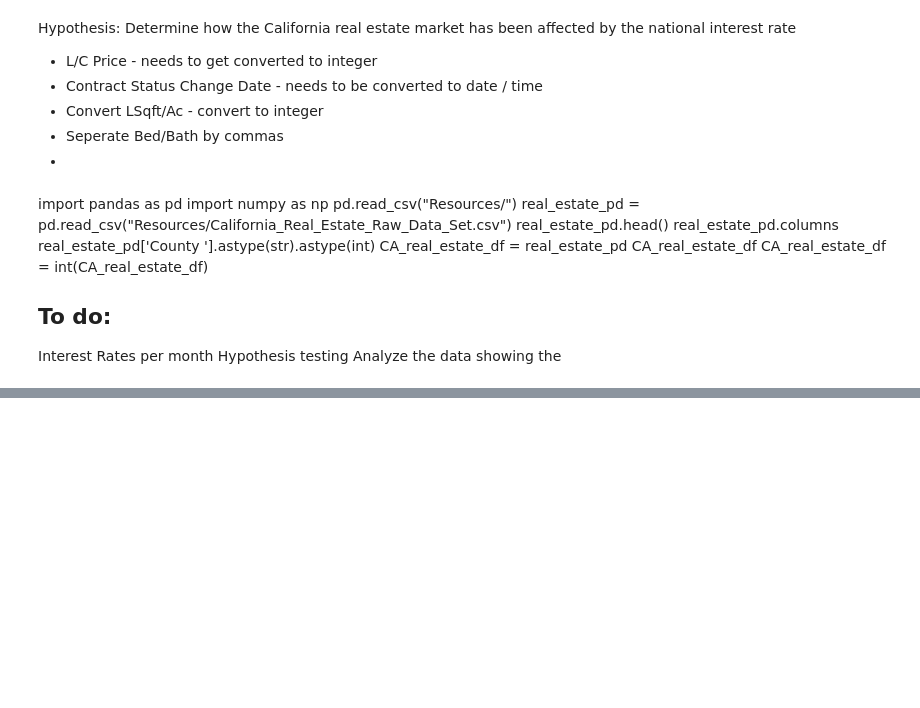
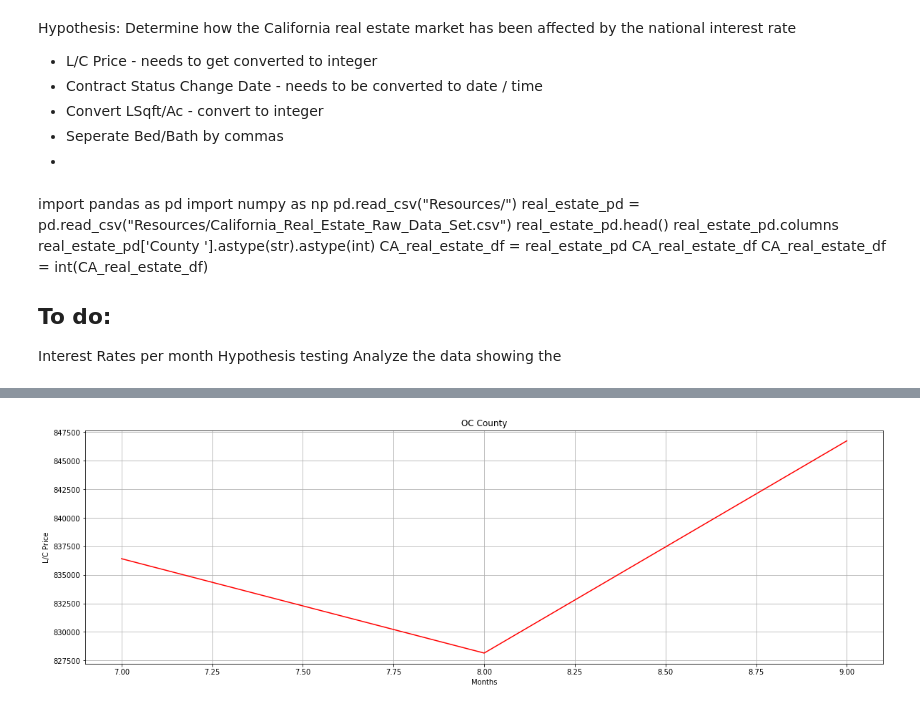
Before and after one commit to nickbatkhan/RealestateanalysisCA2019, a Jupyter notebook: Jessica_Branch-Copy1.ipynb, the cells around one changed output, grey strips where cells are left out. Drawn from its saved outputs; the diff is of its cells as text; code cells hidden in the pictures; blank space fills up the shorter version.

```diff
--- a/Jessica_Branch-Copy1.ipynb
+++ b/Jessica_Branch-Copy1.ipynb
@@ -157,0 +208,18 @@ LA_county_df = "Listing ID", "Date", "County", "month"
+# %%
+# Closed Prices
+Orange_July = orange_county[orange_county['month'] == 7.]
+Orange_August = orange_county[orange_county['month'] == 8.]
+Orange_September = orange_county[orange_county['month'] == 9.]
+
+# Closed Prices Merged DataFrame Orange County
+summer_closed_OC = Orange_July.append(Orange_August, ignore_index = True)
+summer_closed_OC = summer_closed_OC.append(Orange_September, ignore_index = True)
+
+# Current Listed Prices
+currentOC_July = current_oc[current_oc['month']== 7.]
+currentOC_August = current_oc[current_oc['month']== 8.]
+currentOC_Sept = current_oc[current_oc['month']== 9.]
+
+# Current Listed Merged DataFrame Orange County
+summer_current_OC = currentOC_July.append(currentOC_August, ignore_index = True)
+summer_current_OC = summer_current_OC.append(currentOC_Sept, ignore_index = True)
@@ -157,0 +349,10 @@ LA_county_df = "Listing ID", "Date", "County", "month"
+# %%
+# Orange County Closed Graph 2019
+figure(num=None, figsize=(20,6))
+plt.plot(OC_Closed_df['month'], OC_Closed_df['L/C Price'], color = "red")
+plt.title("OC County")
+plt.xlabel("Months")
+plt.ylabel("L/C Price")
+plt.grid()
+# %% [output]
+[figure, added]
```
Also changed, not shown: parts of 73 cells of this notebook, 1 other file.
